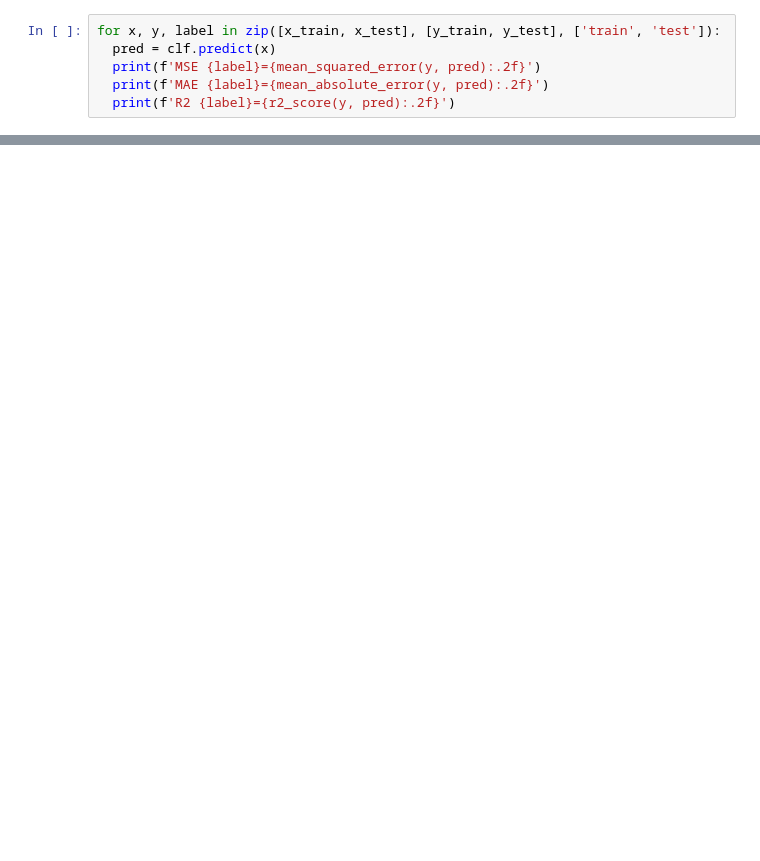
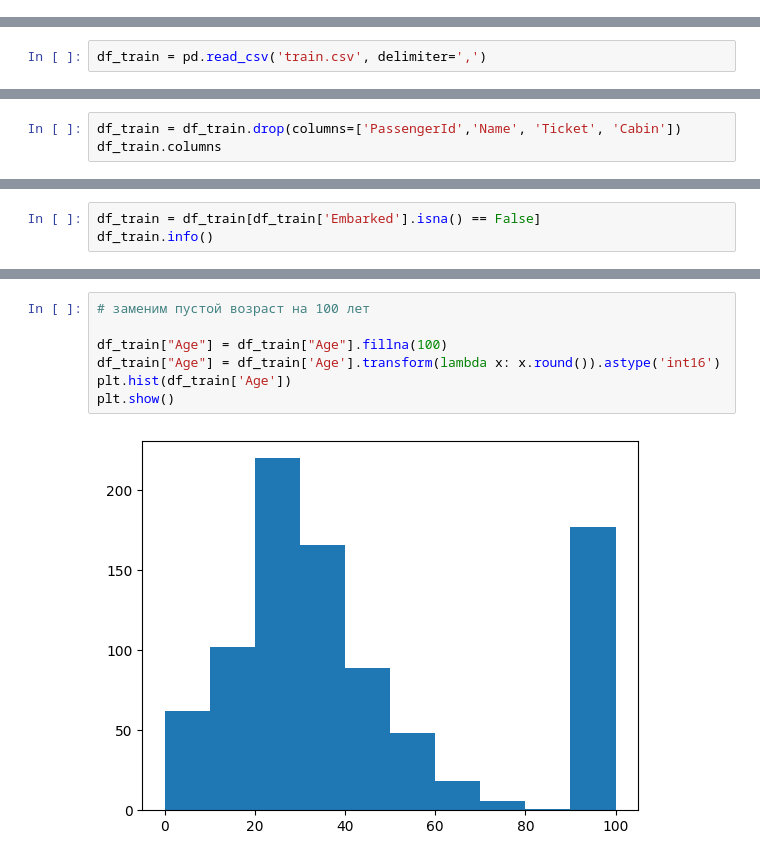
Before and after one commit to atdushi/course_data_engineer, a Jupyter notebook: 4.1/homework.ipynb, the cells around one changed output, grey strips where cells are left out. Saved outputs shown, nothing was run; the diff lists cells and outputs as text; blank space fills up the shorter version.

```diff
--- a/4.1/homework.ipynb
+++ b/4.1/homework.ipynb
@@ -142,6 +0,0 @@ LogisticRegression(random_state=0)
-# %%
-for x, y, label in zip([x_train, x_test], [y_train, y_test], ['train', 'test']):
-  pred = clf.predict(x)
-  print(f'MSE {label}={mean_squared_error(y, pred):.2f}')
-  print(f'MAE {label}={mean_absolute_error(y, pred):.2f}')
-  print(f'R2 {label}={r2_score(y, pred):.2f}')
@@ -173,0 +15,2 @@ RandomizedSearchCV(cv=5, estimator=KNeighborsRegressor(), n_jobs=-1,
+# %%
+df_train = pd.read_csv('train.csv', delimiter=',')
@@ -173,0 +50,3 @@ RandomizedSearchCV(cv=5, estimator=KNeighborsRegressor(), n_jobs=-1,
+# %%
+df_train = df_train.drop(columns=['PassengerId','Name', 'Ticket', 'Cabin'])
+df_train.columns
@@ -173,0 +57,3 @@ RandomizedSearchCV(cv=5, estimator=KNeighborsRegressor(), n_jobs=-1,
+# %%
+df_train = df_train[df_train['Embarked'].isna() == False]
+df_train.info()
@@ -173,0 +76,9 @@ RandomizedSearchCV(cv=5, estimator=KNeighborsRegressor(), n_jobs=-1,
+# %%
+# заменим пустой возраст на 100 лет
+
+df_train["Age"] = df_train["Age"].fillna(100)
+df_train["Age"] = df_train['Age'].transform(lambda x: x.round()).astype('int16')
+plt.hist(df_train['Age'])
+plt.show()
+# %% [output]
+[figure, added]
```
Also changed, not shown: parts of 94 cells of this notebook, 2 other files.
